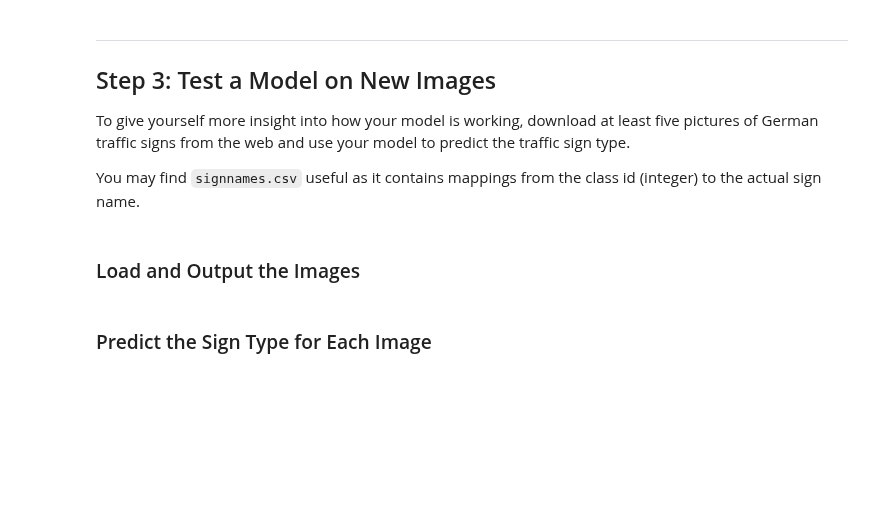
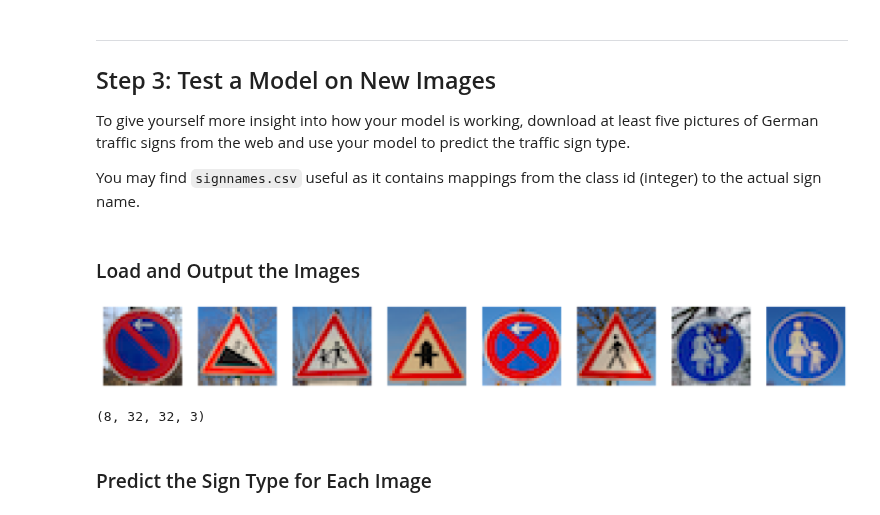
Before and after one commit to jiforcen/CarND-Traffic-Sign-Classifier-Project, a Jupyter notebook: Traffic_Sign_Classifier.ipynb, the cells around one changed output. Cells and saved outputs as stored; diff of their text form; code cells hidden in the pictures; blank space fills up the shorter version.

```diff
--- a/Traffic_Sign_Classifier.ipynb
+++ b/Traffic_Sign_Classifier.ipynb
@@ -548,16 +548,36 @@ You may find `signnames.csv` useful as it contains mappings from the class id (i
 # %%
 ### Load the images and plot them here.
 ### Feel free to use as many code cells as needed.
 
-#importing some useful packages
 import matplotlib.pyplot as plt
 import matplotlib.image as mpimg
 import numpy as np
 import cv2
-%matplotlib inline
-In [2]:
-#reading in an image
-image = mpimg.imread('test_images/solidWhiteRight.jpg')
-#printing out some stats and plotting
-print('This image is:', type(image), 'with dimesions:', image.shape)
-plt.imshow(image)  # if you wanted to show a single color channel image called 'gray', for example, call as plt.imshow(gray, cmap='gray')
+
+import os
+new_images = os.listdir("traffic-signs-data/")
+
+plt.figure(figsize=(50,50))
+i=0
+images = []
+for file in new_images:
+    if file.endswith(".png"):
+        image = mpimg.imread("traffic-signs-data/" + file)*255
+        image = cv2.convertScaleAbs(image)
+        #print (image)
+        image = image[:,:,0:3]
+        images.append(image)
+        i=i+1
+        # Read image
+        plt.subplot(1,8,i)
+        plt.imshow(image)
+        plt.axis('off')
+
+plt.show()
+
+images = np.array(images)
+
+print(images.shape)
+# %% [output]
+[figure, added]
+(8, 32, 32, 3)
```
Also changed, not shown: parts of 5 cells of this notebook.
